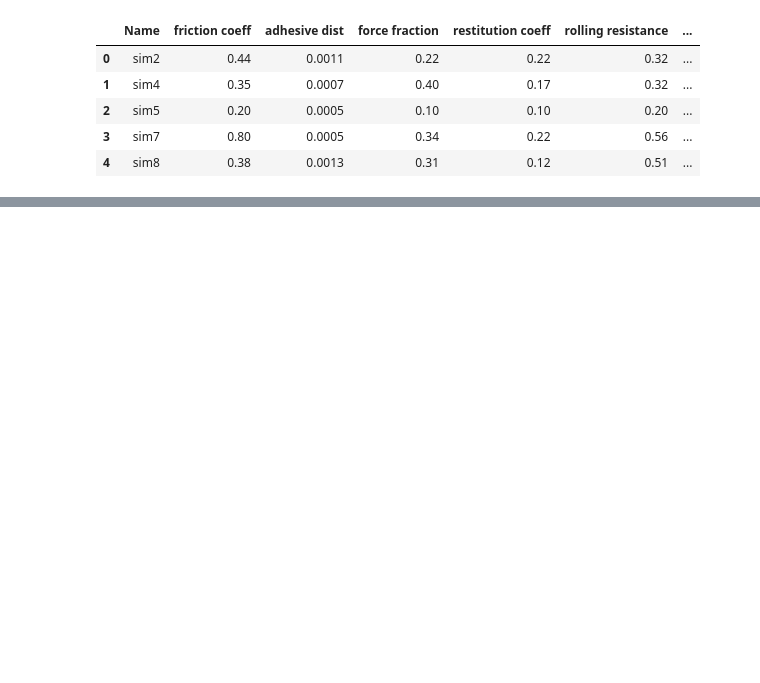
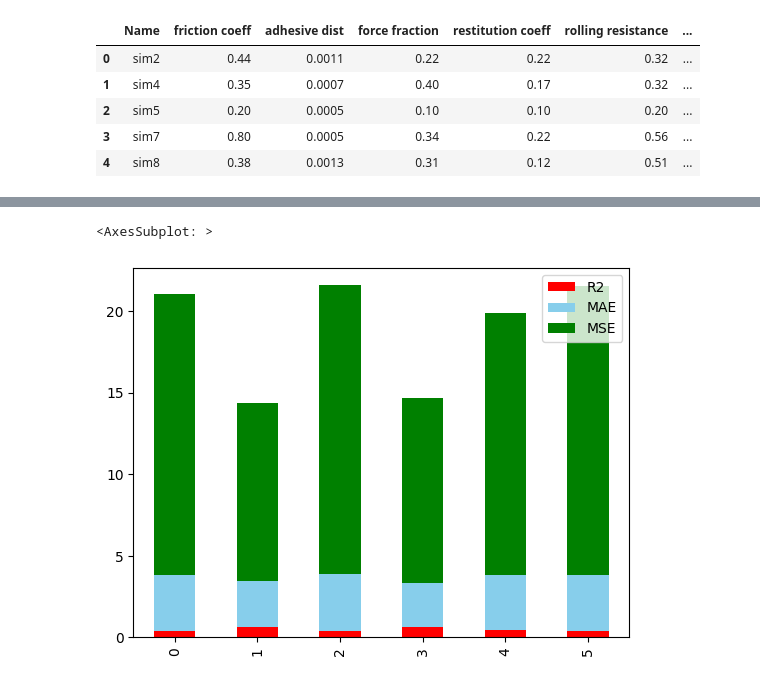
Before and after one commit to adamkolusz/angle-of-repose-ML, a Jupyter notebook: test_model.ipynb, the cells around one changed output, grey strips where cells are left out. Cells and saved outputs as stored; diff of their text form; code cells hidden in the pictures; blank space fills up the shorter version.

```diff
--- a/test_model.ipynb
+++ b/test_model.ipynb
@@ -95,0 +231,5 @@ print(predicted_aor_drop)
+# %%
+sort_df.plot(kind='bar', stacked=True, color=['red', 'skyblue', 'green'])
+# %% [output]
+<AxesSubplot: >
+[figure, added]
```
Also changed, not shown: parts of 37 cells of this notebook, 1 other file.
